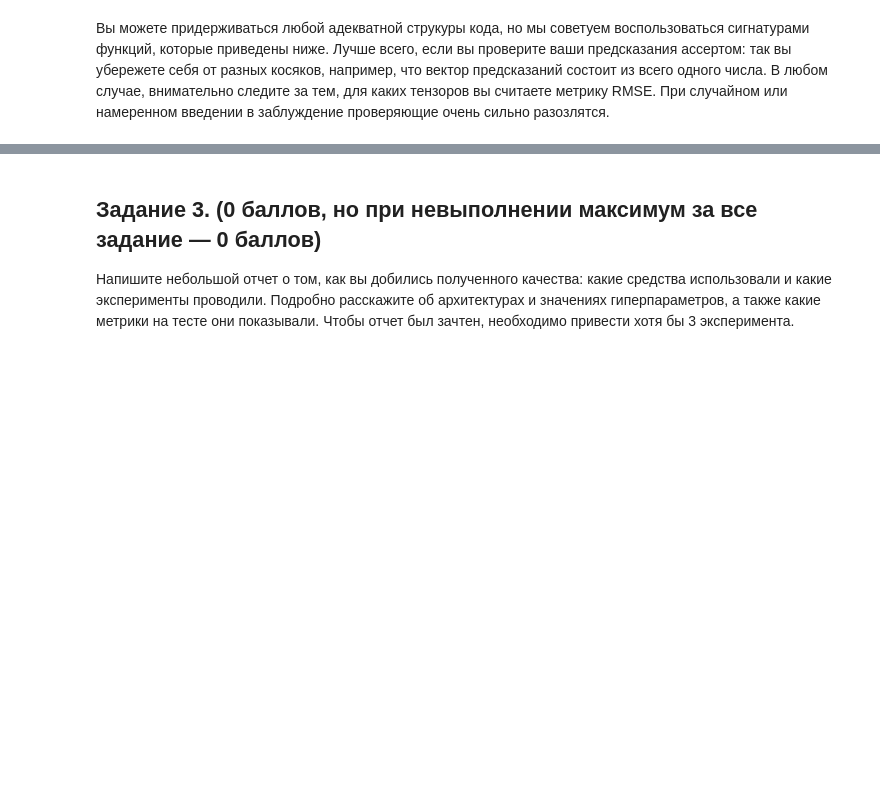
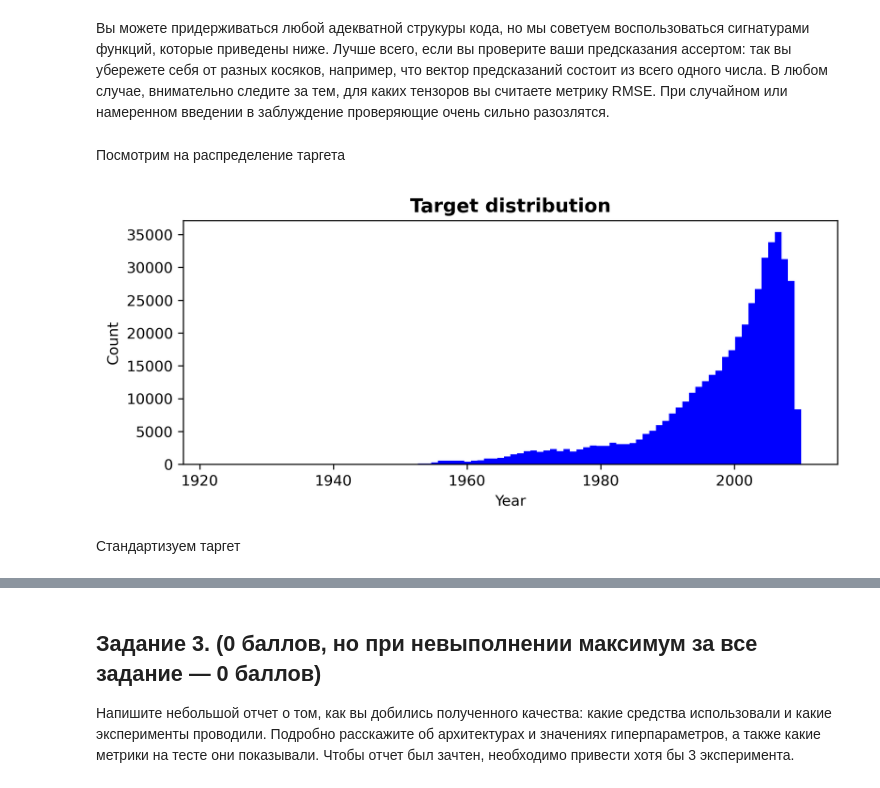
Before and after one commit to LexusShabunya/iad-deep-learning, a Jupyter notebook: 2023/homeworks/hw1/homework_01-Shabunya.ipynb, the cells around one changed output, grey strips where cells are left out. Cells and saved outputs as stored; diff of their text form; code cells hidden in the pictures; blank space fills up the shorter version.

```diff
--- a/2023/homeworks/hw1/homework_01-Shabunya.ipynb
+++ b/2023/homeworks/hw1/homework_01-Shabunya.ipynb
@@ -187,0 +352,16 @@ criterion = None  # YOUR CODE HERE (－.－)...zzzZZZzzzZZZ
+# %% [markdown]
+Посмотрим на распределение таргета
+# %%
+fig, ax = plt.subplots(figsize=(8, 3), dpi=300)
+
+ax.hist(y_train, bins=90, color='blue')
+
+ax.set_title('Target distribution', size=13, weight='extra bold')
+ax.set_xlabel('Year')
+ax.set_ylabel('Count')
+
+plt.show()
+# %% [output]
+[figure, added]
+# %% [markdown]
+Стандартизуем таргет
```
Also changed, not shown: parts of 40 cells of this notebook, 3 other files.
